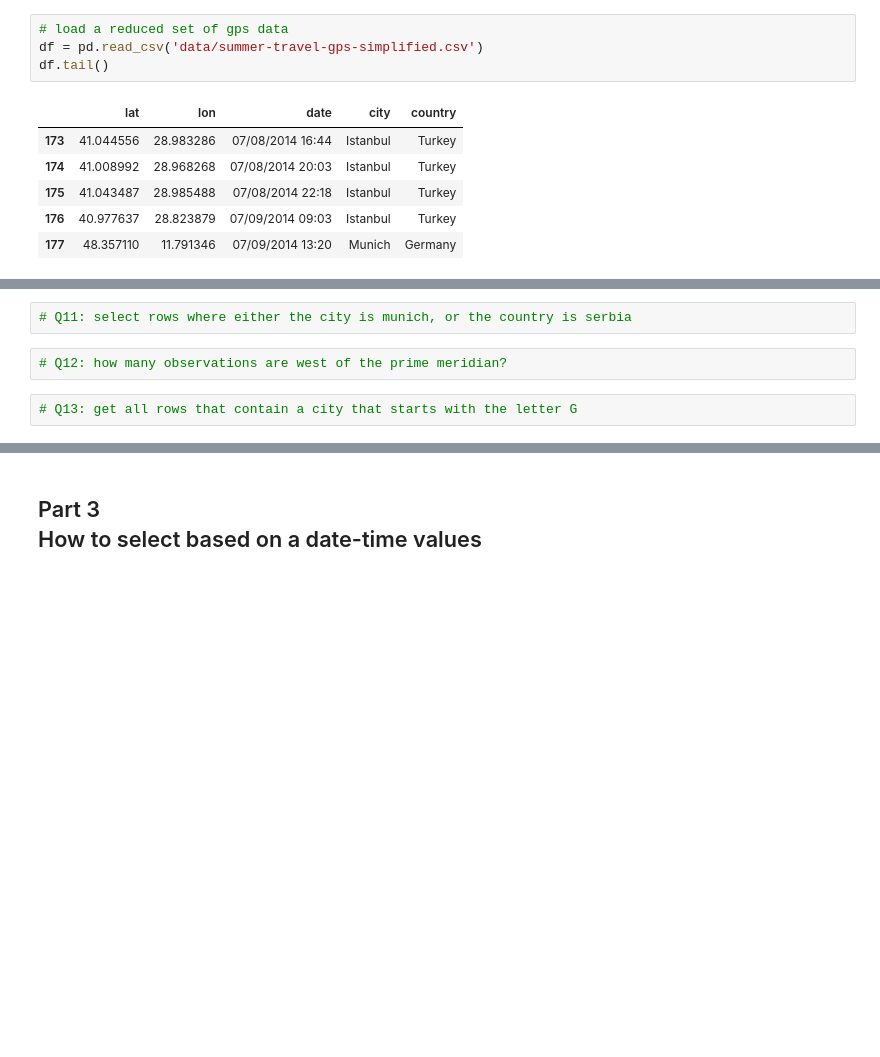
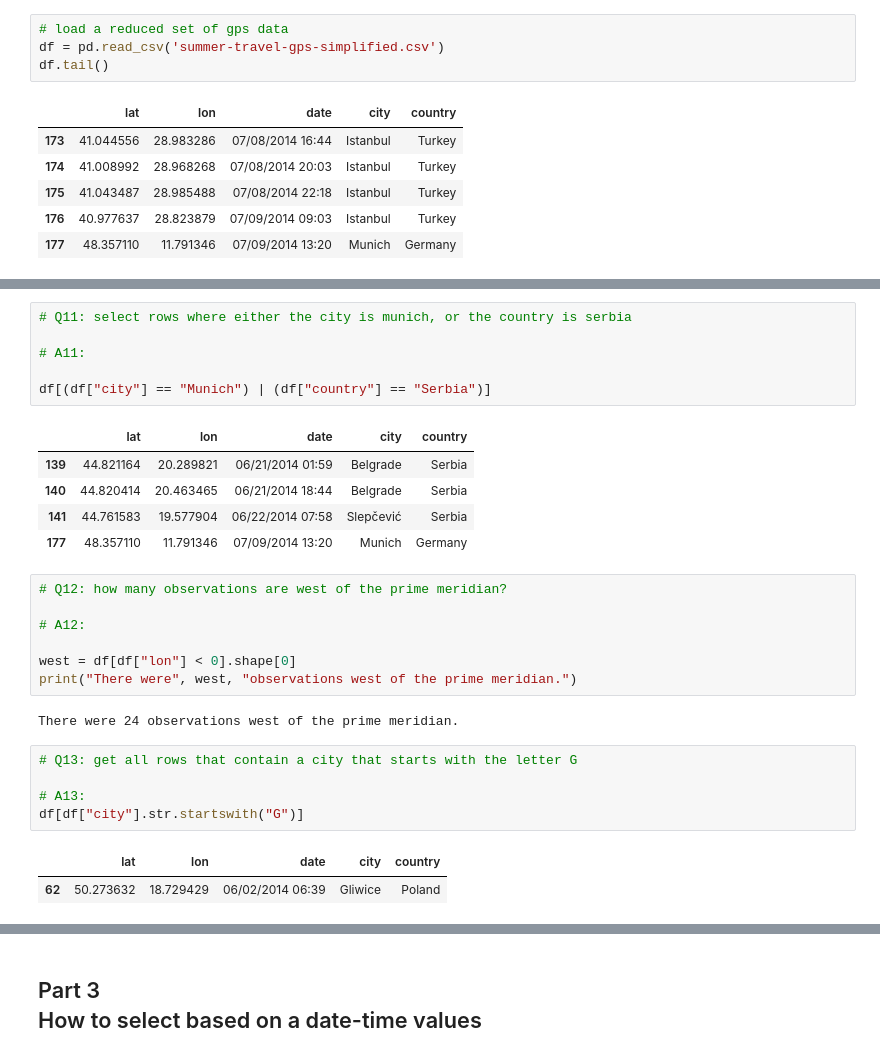
Before and after one commit to qszhao/PTUA2023, a Jupyter notebook: Lab05/Lab05_Pandas.ipynb, the cells around one changed output, grey strips where cells are left out. Cells and saved outputs as stored; diff of their text form; blank space fills up the shorter version.

```diff
--- a/Lab05/Lab05_Pandas.ipynb
+++ b/Lab05/Lab05_Pandas.ipynb
@@ -46,7 +115,7 @@ To get a single "cell's" value out of a dataframe, pass a column name, then a ro
 ## Part 2 <br /> How to select rows by some value(s)
 # %%
 # load a reduced set of gps data
-df = pd.read_csv('data/summer-travel-gps-simplified.csv')
+df = pd.read_csv('summer-travel-gps-simplified.csv')
 df.tail()
 # %% [output]
 |  | lat | lon | date | city | country |
@@ -64,9 +167,32 @@ df.tail()
 # %%
 # Q11: select rows where either the city is munich, or the country is serbia
+
+# A11:
+
+df[(df["city"] == "Munich") | (df["country"] == "Serbia")]
+# %% [output]
+|  | lat | lon | date | city | country |
+| 139 | 44.821164 | 20.289821 | 06/21/2014 01:59 | Belgrade | Serbia |
+| 140 | 44.820414 | 20.463465 | 06/21/2014 18:44 | Belgrade | Serbia |
+| 141 | 44.761583 | 19.577904 | 06/22/2014 07:58 | Slepčević | Serbia |
+| 177 | 48.357110 | 11.791346 | 07/09/2014 13:20 | Munich | Germany |
 # %%
 # Q12: how many observations are west of the prime meridian?
+
+# A12:
+
+west = df[df["lon"] < 0].shape[0]
+print("There were", west, "observations west of the prime meridian.")
+# %% [output]
+There were 24 observations west of the prime meridian.
 # %%
 # Q13: get all rows that contain a city that starts with the letter G
+
+# A13:
+df[df["city"].str.startswith("G")]
+# %% [output]
+|  | lat | lon | date | city | country |
+| 62 | 50.273632 | 18.729429 | 06/02/2014 06:39 | Gliwice | Poland |
 # %%
 # Q14: how many unique cities and countries in the dataset?
 # Also can you check missing values for the dataframe
```
Also changed, not shown: parts of 22 cells of this notebook.
